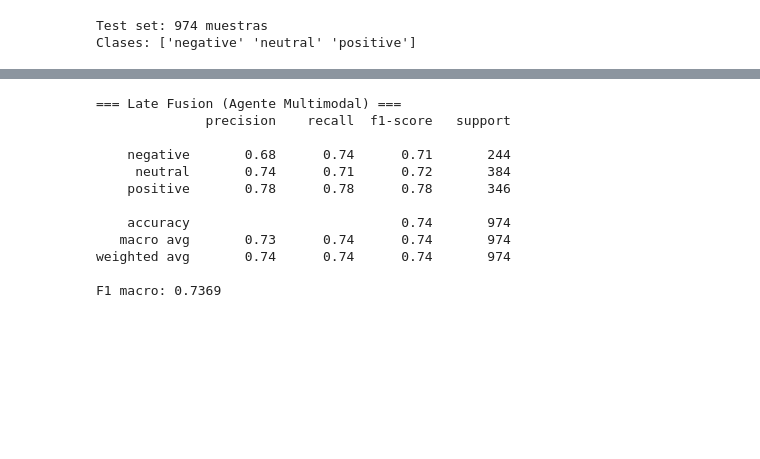
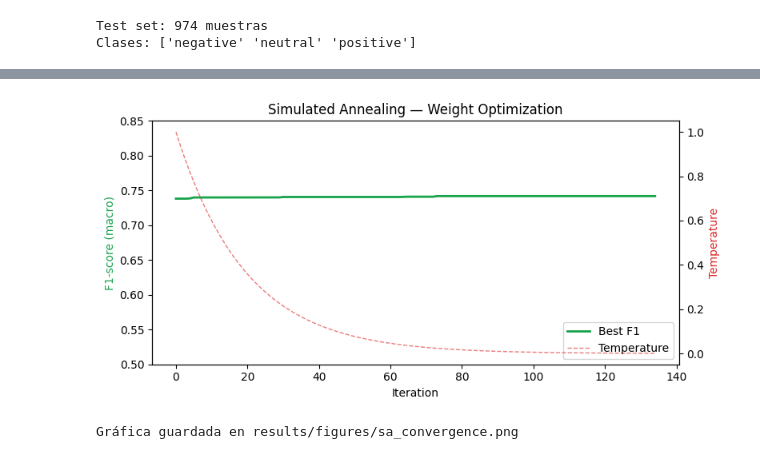
Before and after one commit to Yesica-RB/multimodal_emotion, a Jupyter notebook: notebooks/06_fusion.ipynb, the cells around one changed output, grey strips where cells are left out. Drawn from its saved outputs; the diff is of its cells as text; code cells hidden in the pictures; blank space fills up the shorter version.

```diff
--- a/notebooks/06_fusion.ipynb
+++ b/notebooks/06_fusion.ipynb
@@ -76,25 +58,32 @@ F1 macro con pesos óptimos: 0.7369
 # %%
-preds, fusion_probas, f1 = run_fusion(
-    true_labels=y_test,
-    class_names=le.classes_,
-    paths=[
-        'results/metrics_nlp_classic.json',
-        'results/metrics_bert.json',
-        'results/metrics_cv_classic.json',
-        'results/metrics_resnet.json'
-    ]
-)
+# Gráfica de convergencia del SA
+import matplotlib.pyplot as plt
+
+temps   = [h['T'] for h in history]
+f1_hist = [h['best_f1'] for h in history]
+
+fig, ax1 = plt.subplots(figsize=(8, 4))
+ax2 = ax1.twinx()
+
+ax1.plot(f1_hist, color='#16a34a', linewidth=2, label='Best F1')
+ax2.plot(temps,   color='#dc2626', linewidth=1,
+         linestyle='--', alpha=0.6, label='Temperature')
+
+ax1.set_xlabel('Iteration')
+ax1.set_ylabel('F1-score (macro)', color='#16a34a')
+ax2.set_ylabel('Temperature', color='#dc2626')
+ax1.set_title('Simulated Annealing — Weight Optimization')
+ax1.set_ylim(0.5, 0.85)
+
+lines1, labels1 = ax1.get_legend_handles_labels()
+lines2, labels2 = ax2.get_legend_handles_labels()
+ax1.legend(lines1 + lines2, labels1 + labels2, loc='lower right')
+
+plt.tight_layout()
+plt.savefig('results/figures/sa_convergence.png', dpi=150)
+plt.show()
+print("Gráfica guardada en results/figures/sa_convergence.png")
 # %% [output]
+[figure, added]
-=== Late Fusion (Agente Multimodal) ===
-              precision    recall  f1-score   support
-
-    negative       0.68      0.74      0.71       244
-     neutral       0.74      0.71      0.72       384
-    positive       0.78      0.78      0.78       346
-
-    accuracy                           0.74       974
-   macro avg       0.73      0.74      0.74       974
-weighted avg       0.74      0.74      0.74       974
-
-F1 macro: 0.7369
+Gráfica guardada en results/figures/sa_convergence.png
 # %%
```
Also changed, not shown: parts of 5 cells of this notebook, 4 other files.
